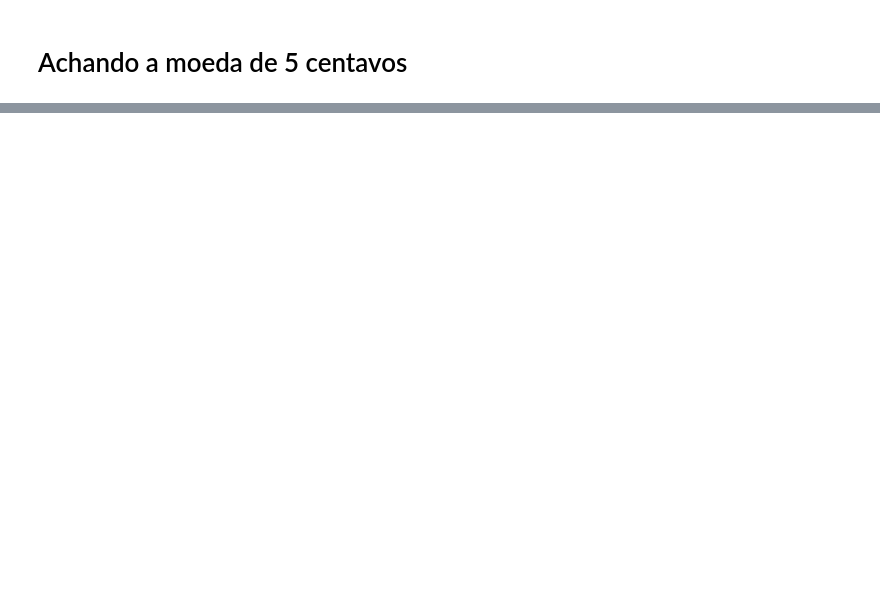
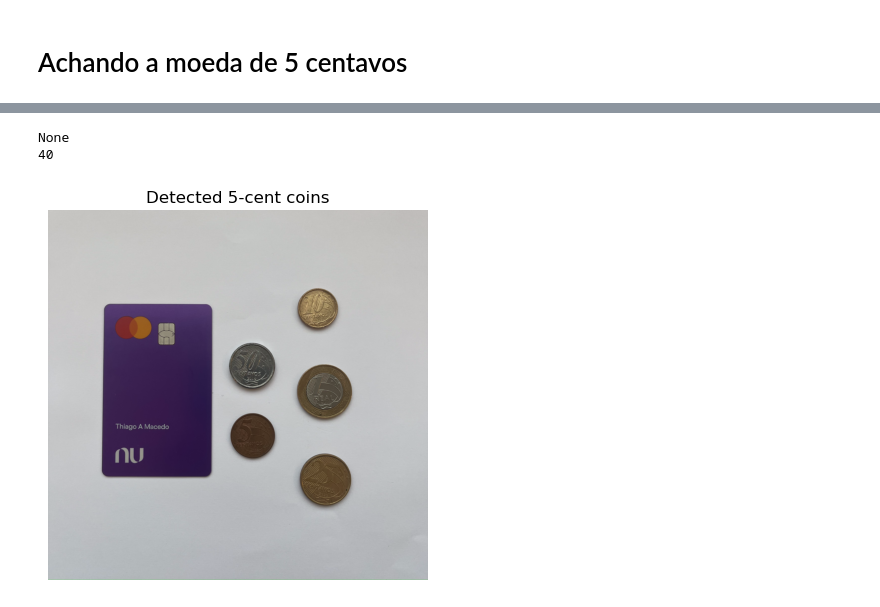
Before and after one commit to macedoti13/CoinVision, a Jupyter notebook: classificacao_moedas.ipynb, the cells around one changed output, grey strips where cells are left out. Drawn from its saved outputs; the diff is of its cells as text; code cells hidden in the pictures; blank space fills up the shorter version.

```diff
--- a/classificacao_moedas.ipynb
+++ b/classificacao_moedas.ipynb
@@ -77,0 +100,28 @@ plt.show()
+# %%
+scale_factor = 39.48598130841121
+original_radius = 1.1
+scaled_radius = calculate_scaled_radius(scale_factor, original_radius)
+
+circles = cv2.HoughCircles(img, cv2.HOUGH_GRADIENT, 1, 30,
+                           param1=300, param2=30,
+                           minRadius=scaled_radius,
+                           maxRadius=scaled_radius)
+
+print(circles)
+
+if circles is not None:
+    circles = np.uint16(np.around(circles))
+    for i in circles[0, :]:
+        img_rgb = cv2.circle(img_rgb, (i[0], i[1]), i[2], (0, 255, 0), 2)
+
+print(scaled_radius_5_cent)
+
+# Display the image with the detected circles using plt
+plt.imshow(img_rgb)
+plt.title('Detected 5-cent coins')
+plt.axis('off')
+plt.show()
+# %% [output]
+None
+40
+[figure, added]
```
Also changed, not shown: parts of 5 cells of this notebook, 2 other files.
